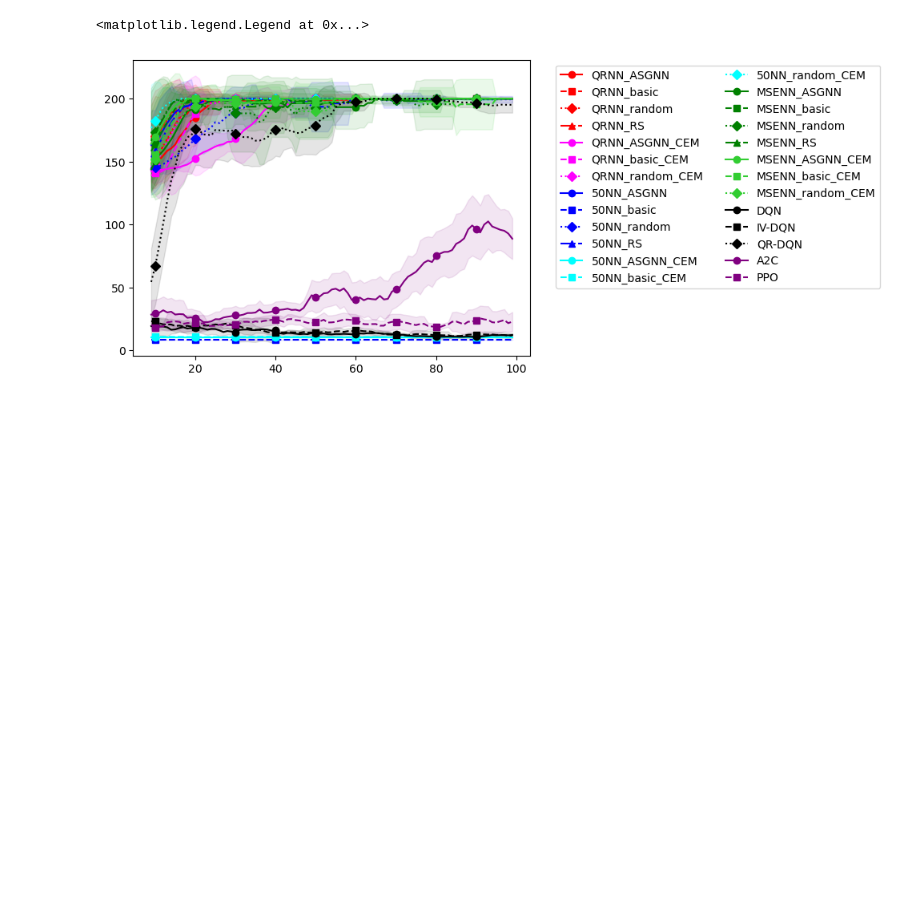
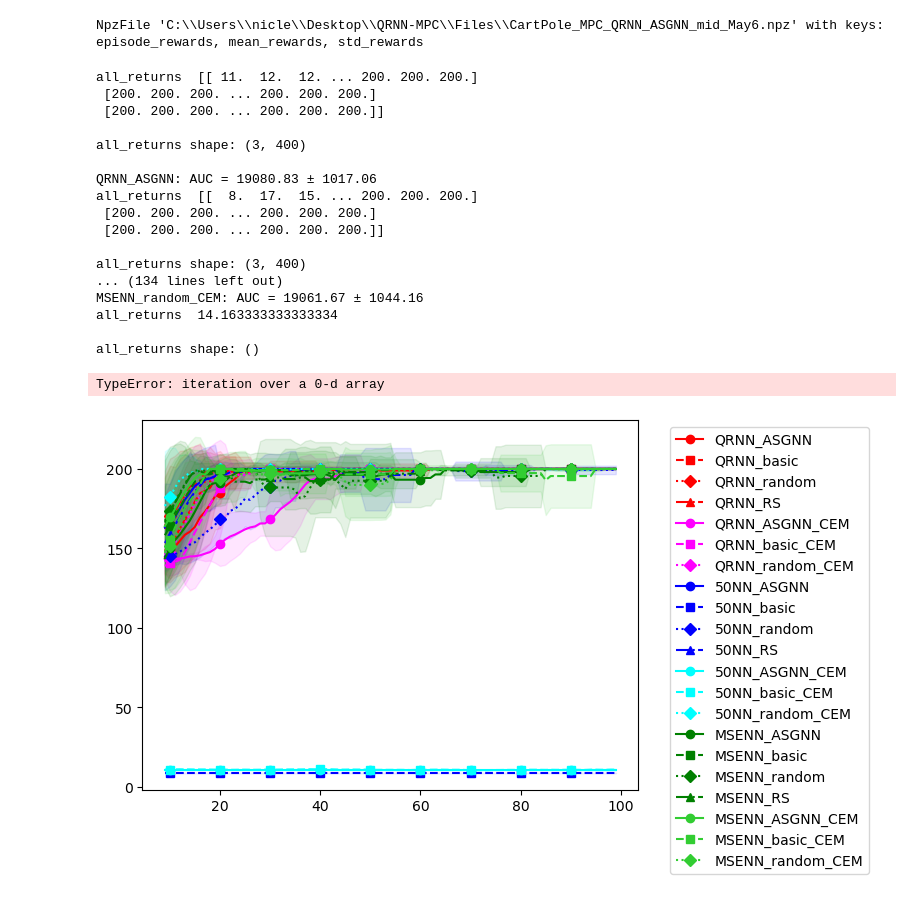
Before and after one commit to nicolasleblanc-poly/QRNN-MPC, a Jupyter notebook: CartPole_analysis.ipynb, the cells around one changed output. Cells and saved outputs as stored; diff of their text form; code cells hidden in the pictures; blank space fills up the shorter version.

```diff
--- a/CartPole_analysis.ipynb
+++ b/CartPole_analysis.ipynb
@@ -6,7 +7,27 @@ import seaborn as sns
+# %%
+def compute_auc_and_std(data, nb_episodes):
+    # data = np.load(filepath, allow_pickle=True)
+    all_returns = data['episode_rewards']  # shape: (n_seeds, n_episodes)
+    print("all_returns ", all_returns, "\n")
+
+    print("all_returns shape:", all_returns.shape, "\n")
+    aucs = []
+    for rewards in all_returns:
+        returns = rewards[:nb_episodes]
+        x = np.arange(len(returns))
+        aucs.append(auc(x, returns))
+
+    auc_mean = np.mean(aucs)
+    auc_std = np.std(aucs)
+    return auc_mean, auc_std
 # %%
 prob = "CartPole"
 window_size = 10
 nb_episodes = 100
+# %%
+np.load(f'C:\\Users\\nicle\\Desktop\\QRNN-MPC\\Files\\{prob}_MPC_QRNN_ASGNN_mid_May6.npz')
+# %% [output]
+NpzFile 'C:\\Users\\nicle\\Desktop\\QRNN-MPC\\Files\\CartPole_MPC_QRNN_ASGNN_mid_May6.npz' with keys: episode_rewards, mean_rewards, std_rewards
 # %%
 QRNN = {'QRNN_ASGNN': f'C:\\Users\\nicle\\Desktop\\QRNN-MPC\\Files\\{prob}_MPC_QRNN_ASGNN_mid_May6.npz',
     'QRNN_basic': f'C:\\Users\\nicle\\Desktop\\QRNN-MPC\\Files\\{prob}_MPC_QRNN_basic_mid_May6.npz',
@@ -21,6 +42,9 @@ for label, filepath in QRNN.items():
     data = np.load(filepath)
     mean_rewards = data['mean_rewards'][:nb_episodes]
     std_rewards = data['std_rewards'][:nb_episodes]
+
+    auc_mean, auc_std = compute_auc_and_std(data, nb_episodes)
+    print(f"{label}: AUC = {auc_mean:.2f} ± {auc_std:.2f}")
 
     # if it == 0:
     #     print(mean_rewards)
@@ -58,6 +82,9 @@ for label, filepath in QRNN_CEM.items():
     data = np.load(filepath)
     mean_rewards = data['mean_rewards'][:nb_episodes]
     std_rewards = data['std_rewards'][:nb_episodes]
+
+    auc_mean, auc_std = compute_auc_and_std(data, nb_episodes)
+    print(f"{label}: AUC = {auc_mean:.2f} ± {auc_std:.2f}")
 
     # if it == 0:
     #     print(mean_rewards)
@@ -98,6 +125,9 @@ for label, filepath in FiftyNN.items():
     mean_rewards = data['mean_rewards'][:nb_episodes]
     std_rewards = data['std_rewards'][:nb_episodes]
 
+    auc_mean, auc_std = compute_auc_and_std(data, nb_episodes)
+    print(f"{label}: AUC = {auc_mean:.2f} ± {auc_std:.2f}")
+
     # if it == 0:
     #     print(mean_rewards)
     #     print(std_rewards)
@@ -134,6 +164,9 @@ for label, filepath in FiftyNN_CEM.items():
     data = np.load(filepath)
     mean_rewards = data['mean_rewards'][:nb_episodes]
     std_rewards = data['std_rewards'][:nb_episodes]
+
+    auc_mean, auc_std = compute_auc_and_std(data, nb_episodes)
+    print(f"{label}: AUC = {auc_mean:.2f} ± {auc_std:.2f}")
 
     # if it == 0:
     #     print(mean_rewards)
@@ -175,6 +208,9 @@ for label, filepath in MSENN.items():
     mean_rewards = data['mean_rewards'][:nb_episodes]
     std_rewards = data['std_rewards'][:nb_episodes]
 
+    auc_mean, auc_std = compute_auc_and_std(data, nb_episodes)
+    print(f"{label}: AUC = {auc_mean:.2f} ± {auc_std:.2f}")
+
     # if it == 0:
     #     print(mean_rewards)
     #     print(std_rewards)
@@ -211,6 +247,9 @@ for label, filepath in MSENN_CEM.items():
     data = np.load(filepath)
     mean_rewards = data['mean_rewards'][:nb_episodes]
     std_rewards = data['std_rewards'][:nb_episodes]
+
+    auc_mean, auc_std = compute_auc_and_std(data, nb_episodes)
+    print(f"{label}: AUC = {auc_mean:.2f} ± {auc_std:.2f}")
 
     # if it == 0:
     #     print(mean_rewards)
@@ -256,6 +295,10 @@ for label, filepath in DQN_methods.items():
     mean_rewards = data['mean_rewards'][:nb_episodes]
     std_rewards = data['std_rewards'][:nb_episodes]
 
+    # print("mean_rewards ", data['ep[]'], "\n")
+    auc_mean, auc_std = compute_auc_and_std(data, nb_episodes)
+    print(f"{label}: AUC = {auc_mean:.2f} ± {auc_std:.2f}")
+
     # if it == 0:
     #     print(mean_rewards)
     #     print(std_rewards)
@@ -299,8 +342,11 @@ linestyles = ['-', '--', ':', '-.', ' ', '', (0, (3, 1, 1, 1))]  # Custom patter
 it = 0
 for label, filepath in RL_methods.items():
     data = np.load(filepath)
-    mean_rewards = data['mean_rewards'][:100]
-    std_rewards = data['std_rewards'][:100]
+    mean_rewards = data['mean_rewards'][:nb_episodes]
+    std_rewards = data['std_rewards'][:nb_episodes]
+
+    auc_mean, auc_std = compute_auc_and_std(data, nb_episodes)
+    print(f"{label}: AUC = {auc_mean:.2f} ± {auc_std:.2f}")
 
     # if it == 0:
     #     print(mean_rewards)
@@ -338,32 +384,49 @@ plt.legend(bbox_to_anchor=(1.05, 1), loc='upper left',ncol=2)
 #     # # 'TQC': f'C:\\Users\\nicle\\Desktop\\GPBO-MBRL\\GP-MPC_NL\\PF_MPC_GP_Env\\ParallelOverParticles\\Jan24\\April 4th tests\\QRNN-MPC-main\\QRNN-MPC-main\\Files\\{prob}_TQC_results.npz',
 #     }
 
 # A2C_data = np.load(RL_methods['A2C'])
 # mean_returns_A2C = A2C_data['mean_rewards'][:nb_episodes]
 # std_returns_A2C = A2C_data['std_rewards'][:nb_episodes]
 # # Smooth the data
 # smoothed_mean_A2C = pd.Series(mean_returns_A2C).rolling(window=window_size).mean()
 # smoothed_std_A2C = pd.Series(std_returns_A2C).rolling(window=window_size).std()
 
 # PPO_data = np.load(RL_methods['PPO'])
 # mean_returns_PPO = PPO_data['mean_rewards'][:nb_episodes]
 # std_returns_PPO = PPO_data['std_rewards'][:nb_episodes]
 # # Smooth the data
 # smoothed_mean_PPO = pd.Series(mean_returns_PPO).rolling(window=window_size).mean()
 # smoothed_std_PPO = pd.Series(std_returns_PPO).rolling(window=window_size).std()
 
 # plt.plot(smoothed_mean_A2C, label='A2C', color='purple')
 # plt.fill_between(range(len(smoothed_mean_A2C)),
 #                  smoothed_mean_A2C - smoothed_std_A2C,
 #                  smoothed_mean_A2C + smoothed_std_A2C,
 #                  color='purple', alpha=0.1)
 # plt.plot(smoothed_mean_PPO, label='PPO', color='Olive')
 # plt.fill_between(range(len(smoothed_mean_PPO)),
 #                  smoothed_mean_PPO - smoothed_std_PPO,
 #                  smoothed_mean_PPO + smoothed_std_PPO,
 #                  color='Olive', alpha=0.1)
 
 plt.legend(bbox_to_anchor=(1.05, 1), loc='upper left',ncol=2)
 # %% [output]
-<matplotlib.legend.Legend at 0x...>
+all_returns  [[ 11.  12.  12. ... 200. 200. 200.]
+ [200. 200. 200. ... 200. 200. 200.]
+ [200. 200. 200. ... 200. 200. 200.]]
+
+all_returns shape: (3, 400)
+
+QRNN_ASGNN: AUC = 19080.83 ± 1017.06
+all_returns  [[  8.  17.  15. ... 200. 200. 200.]
+ [200. 200. 200. ... 200. 200. 200.]
+ [200. 200. 200. ... 200. 200. 200.]]
+
+all_returns shape: (3, 400)
+... (134 lines left out)
+MSENN_random_CEM: AUC = 19061.67 ± 1044.16
+all_returns  14.163333333333334
+
+all_returns shape: ()
+TypeError: iteration over a 0-d array
-[figure, old version]
+[figure, new version]
```
Also changed, not shown: parts of 1 cell of this notebook, 4 other files.
